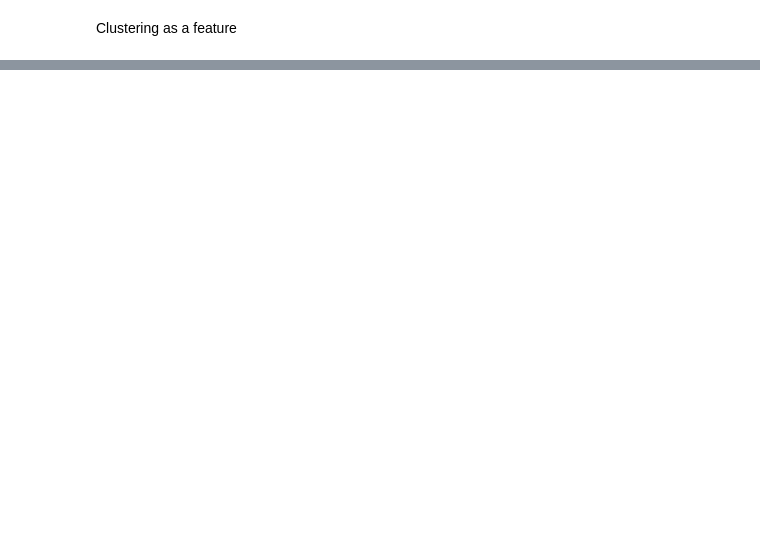
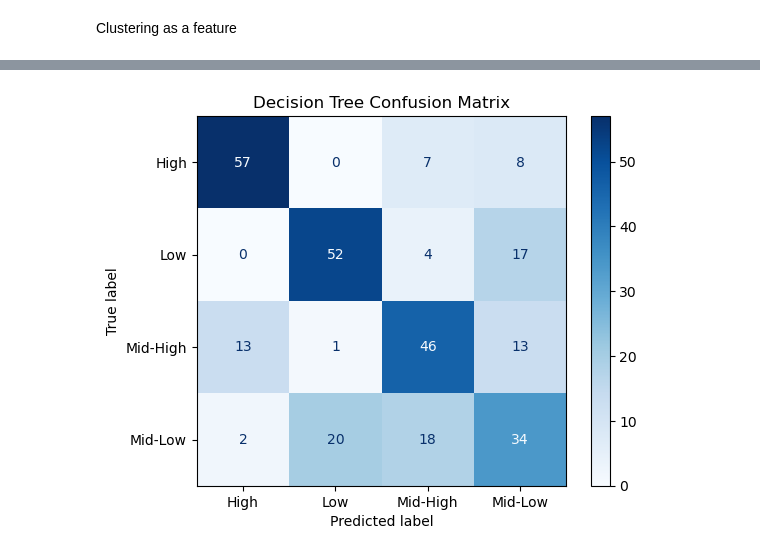
Before and after one commit to YuxinDong1010/DMT-Assignment1, a Jupyter notebook: code1.ipynb, the cells around one changed output, grey strips where cells are left out. Cells and saved outputs as stored; diff of their text form; code cells hidden in the pictures; blank space fills up the shorter version.

```diff
--- a/code1.ipynb
+++ b/code1.ipynb
@@ -1204,57 +1190,54 @@ Classification Report:
 Clustering as a feature
 # %%
 import pandas as pd
-from sklearn.model_selection import train_test_split
-from sklearn.impute import SimpleImputer
 from sklearn.preprocessing import StandardScaler
 from sklearn.cluster import KMeans
 from sklearn.tree import DecisionTreeClassifier
-from sklearn.metrics import accuracy_score, classification_report, confusion_matrix
+from sklearn.metrics import accuracy_score, classification_report, confusion_matrix, ConfusionMatrixDisplay
+import matplotlib.pyplot as plt
 
+# --- 4) Scale (no imputation needed since NaNs are gone) ---
+scaler = StandardScaler()
+X_train_scaled = scaler.fit_transform(X_train)
+X_val_scaled   = scaler.transform(X_val)
 
-# 4) Impute missing values & scale
-imputer = SimpleImputer(strategy='median')
-scaler  = StandardScaler()
-
-X_train_imp    = imputer.fit_transform(X_train)
-X_test_imp     = imputer.transform(X_test)
-X_train_scaled = scaler.fit_transform(X_train_imp)
-X_test_scaled  = scaler.transform(X_test_imp)
-
-# 5) Clustering on the training set to generate a new feature
-n_clusters = y_train.nunique()        # e.g. one cluster per class
+# --- 5) Clustering on the scaled training set to generate a new feature ---
+n_clusters = y_train.nunique()              # one cluster per class
 kmeans     = KMeans(n_clusters=n_clusters, random_state=42)
 train_lbls = kmeans.fit_predict(X_train_scaled)
-test_lbls  = kmeans.predict(X_test_scaled)
+val_lbls   = kmeans.predict(X_val_scaled)
 
-# 6) Rebuild DataFrames with string column names, then append cluster labels
-#    Ensure all column names are strings
+# --- 6) Build DataFrames (with string col names) and append cluster labels ---
+col_names = [str(c) for c in X_train.columns]
+
 X_train_feat = pd.DataFrame(
     X_train_scaled,
     index=X_train.index,
-    columns=X_train.columns.astype(str)
+    columns=col_names
 )
 X_train_feat['cluster'] = train_lbls
-X_train_feat.columns = X_train_feat.columns.map(str)
 
-X_test_feat = pd.DataFrame(
-    X_test_scaled,
-    index=X_test.index,
-    columns=X_test.columns.astype(str)
+X_val_feat = pd.DataFrame(
+    X_val_scaled,
+    index=X_val.index,
+    columns=col_names
 )
-X_test_feat['cluster'] = test_lbls
-X_test_feat.columns = X_test_feat.columns.map(str)
+X_val_feat['cluster'] = val_lbls
 
-# 7) Train a Decision Tree on the augmented feature set
+# --- 7) Train a Decision Tree on the augmented features ---
 dt = DecisionTreeClassifier(random_state=42)
 dt.fit(X_train_feat, y_train)
 
-# 8) Evaluate on the test set
-y_pred = dt.predict(X_test_feat)
+# --- 8) Evaluate on the validation set ---
+y_pred = dt.predict(X_val_feat)
 
-print("Accuracy:", accuracy_score(y_test, y_pred))
-print("\nClassification Report:")
-print(classification_report(y_test, y_pred))
-print("\nConfusion Matrix:")
-print(confusion_matrix(y_test, y_pred))
+print("Accuracy:", accuracy_score(y_val, y_pred))
+print("\nClassification Report:\n", classification_report(y_val, y_pred))
+
+# Confusion matrix (both raw and plotted)
+cm = confusion_matrix(y_val, y_pred, labels=dt.classes_)
+disp = ConfusionMatrixDisplay(cm, display_labels=dt.classes_)
+disp.plot(cmap=plt.cm.Blues)
+plt.title("Decision Tree Confusion Matrix")
+plt.show()
 # %% [output]
@@ -1277,0 +1257 @@ Classification Report:
+[figure, added]
```
Also changed, not shown: parts of 22 cells of this notebook.
